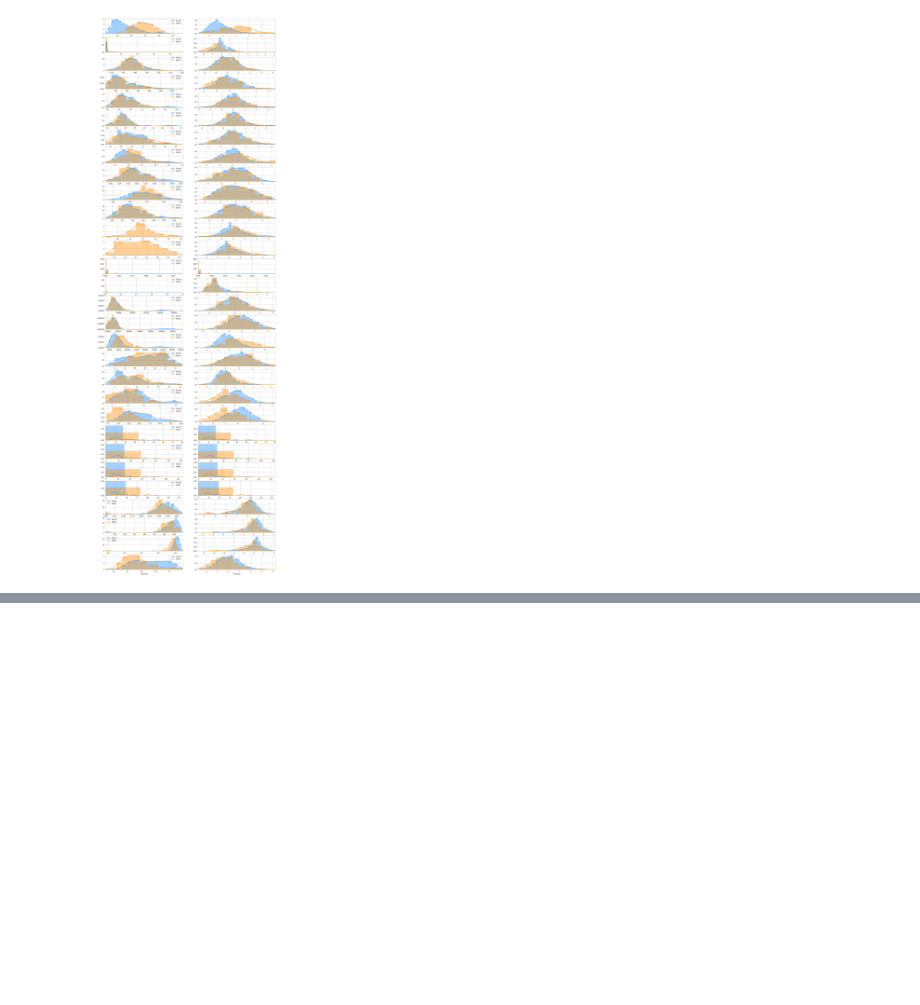
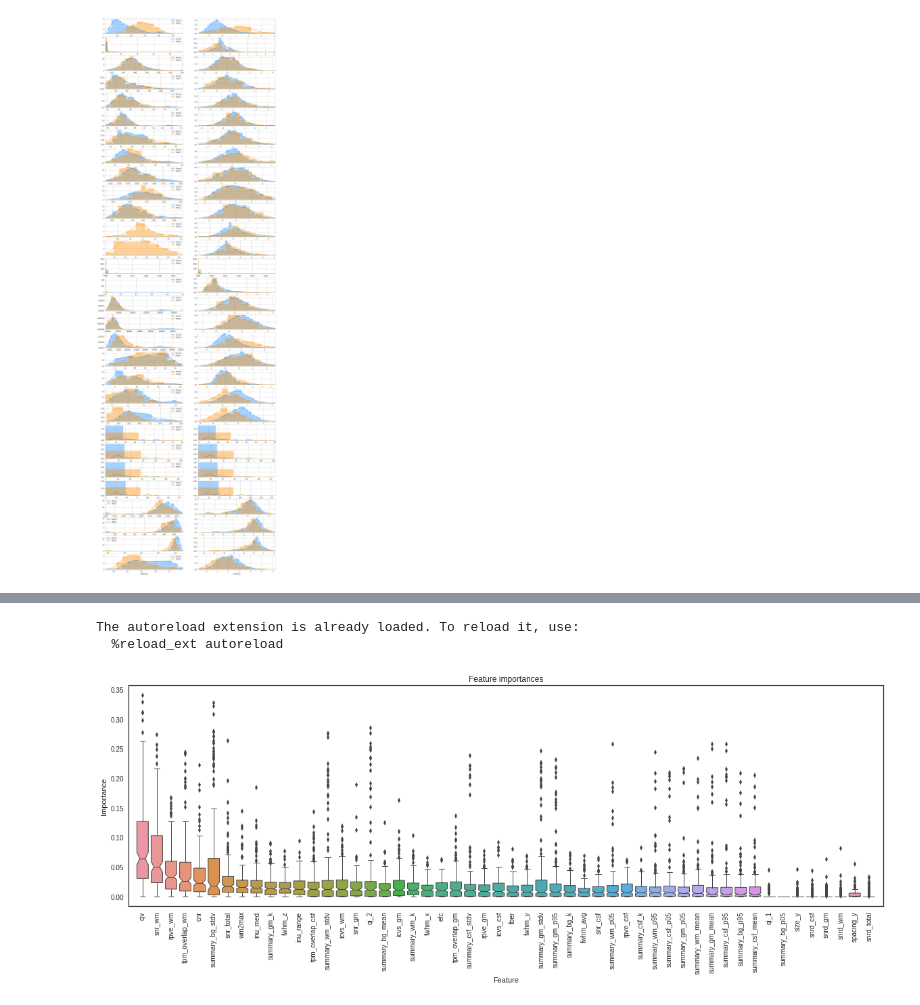
Before and after one commit to nipreps/mriqc, a Jupyter notebook: notebooks/MRIQC.ipynb, the cells around one changed output, grey strips where cells are left out. Drawn from its saved outputs; the diff is of its cells as text; code cells hidden in the pictures; blank space fills up the shorter version.

```diff
--- a/notebooks/MRIQC.ipynb
+++ b/notebooks/MRIQC.ipynb
@@ -176,0 +267,46 @@ fig.savefig(op.expanduser('~/Dropbox/My Publications/2017-MRIQC/figures/crossval
+# %%
+%matplotlib inline
+%load_ext autoreload
+%autoreload 2
+import os.path as op
+import matplotlib.pyplot as plt
+from pkg_resources import resource_filename as pkgrf
+from os.path import splitext
+from sklearn.externals.joblib import load as loadpkl
+import numpy as np
+import seaborn as sn
+import pandas as pd
+
+estimator = loadpkl(pkgrf('mriqc', 'data/rfc-nzs-abide-1.0.pklz'))
+# %% [output]
+The autoreload extension is already loaded. To reload it, use:
+  %reload_ext autoreload
+# %%
+sn.set_style("white")
+features = estimator._ftnames
+nft = len(features)
+
+forest = estimator.best_estimator_
+importances = np.median([tree.feature_importances_ for tree in forest.estimators_],
+             axis=0)
+# importances = np.median(, axis=0)
+indices = np.argsort(importances)[::-1]
+
+df = {'Feature': [], 'Importance': []}
+for tree in forest.estimators_:
+    for i in indices:
+        df['Feature'] += [features[i]]
+        df['Importance'] += [tree.feature_importances_[i]]
+fig = plt.figure(figsize=(20, 6))
+plt.title("Feature importances")
+sn.boxplot(x='Feature', y='Importance', data=pd.DataFrame(df), linewidth=1, notch=True)
+# plt.bar(range(nft), importances[indices],
+#        color="r", yerr=std[indices], align="center")
+plt.xticks(range(nft))
+plt.gca().set_xticklabels([features[i] for i in indices], rotation=90)
+plt.xlim([-1, nft])
+plt.show()
+fig.savefig(op.expanduser('~/Dropbox/My Publications/2017-MRIQC/figures/feature_importance.pdf'),
+            bbox_inches='tight', pad_inches=0, dpi=300)
+# %% [output]
+[figure, added]
```
Also changed, not shown: parts of 5 cells of this notebook.
